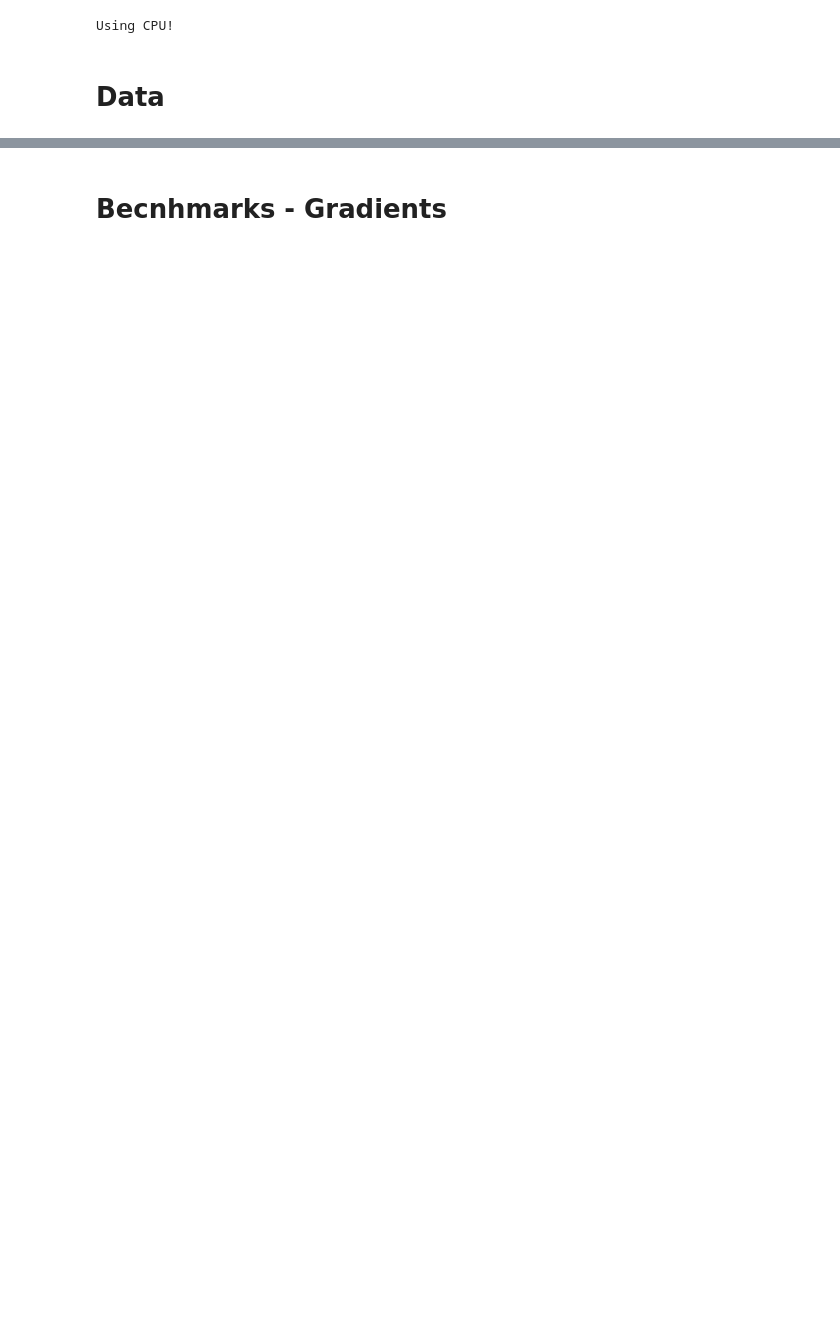
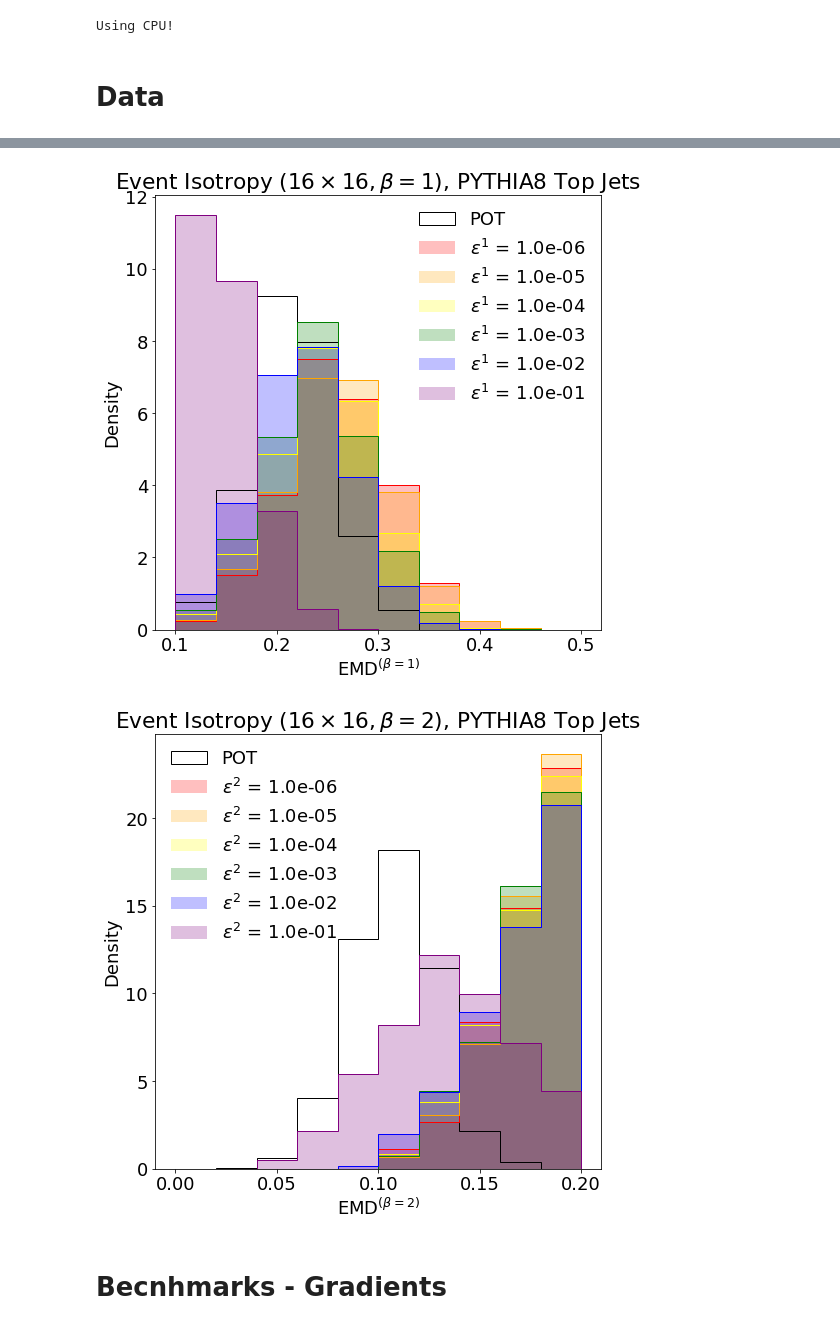
Before and after one commit to rikab/SHAPER, a Jupyter notebook: isotropy_test.ipynb, the cells around one changed output, grey strips where cells are left out. Saved outputs shown, nothing was run; the diff lists cells and outputs as text; code cells hidden in the pictures; blank space fills up the shorter version.

```diff
--- a/isotropy_test.ipynb
+++ b/isotropy_test.ipynb
@@ -582,37 +729,40 @@ def absolute_hist(beta, lims):
 
     dataset = "signal_pu"
 
-    emds_sinkhorn = np.load("data/%s_%d_emds_sinkhorn.npy" % (dataset, beta))
-    times_sinkhorn = np.load("data/%s_%d_times_sinkhorn.npy" % (dataset, beta))
-    emds_pot = np.load("data/%s_%d_emds_pot.npy" % (dataset, beta))
+    emds_sinkhorn = np.load("data/%s_nsubjettiness_emds_sinkhorn.npy" % (dataset))
+    times_sinkhorn = np.load("data/%s_nsubjettiness_times_sinkhorn.npy" % (dataset))
+    emds_pot = np.load("data/%s_nsubjettiness_emds_pot.npy" % (dataset))
 
     fig = plt.figure(figsize=(8, 8))
     ax = fig.add_subplot(111)
     plt.rcParams['font.size'] = '18'
 
 
     colors = ["red", "orange", "yellow", "green", "blue", "purple"]
     bins = 10
 
     plt.hist(emds_pot[-2] / beta, bins = bins, range = lims, density= True, label = "POT", color = "black", histtype="step")
     for (e, eps) in enumerate(epsilons):
         plt.hist(emds_sinkhorn[e,-2], bins = bins, range = lims, density= True, color = colors[e], histtype="step")
         plt.hist(emds_sinkhorn[e,-2], bins = bins, range = lims, density= True, label = "$\epsilon^{%d}$ = %.1e" % (beta,eps), color = colors[e], alpha = 0.25)
 
     plt.xlabel(r"EMD$^{(\beta  = %d)}$" % beta)
     plt.ylabel("Density")
     plt.title(r"Event Isotropy $(16\times 16, \beta = %d)$, PYTHIA8 Top Jets" % beta)
     plt.legend(frameon = False)
     plt.savefig("Plots/isotropy_hist_%d.pdf" % beta)
     plt.show()
     plt.close()
 
 
     # ROC curve
 
 
 absolute_hist(1, (0.1, 0.5))
 absolute_hist(2, (0.0, 0.2))
+# %% [output]
+[figure, added]
+[figure, added]
 # %%
 # plt.hist(signal_emds["2 Subjettiness"] / signal_emds["1 Subjettiness"] , bins = 25, range = [0,1], density = True, color = "red", histtype="stepfilled", alpha = 0.25, label = "Top Jets")
 # plt.hist(background_emds["2 Subjettiness"] / background_emds["1 Subjettiness"] , bins = 25, range = [0,1], density = True, color = "blue", histtype="stepfilled", alpha = 0.25, label = "QCD Jets")
```
Also changed, not shown: parts of 7 cells of this notebook, 8 other files.
